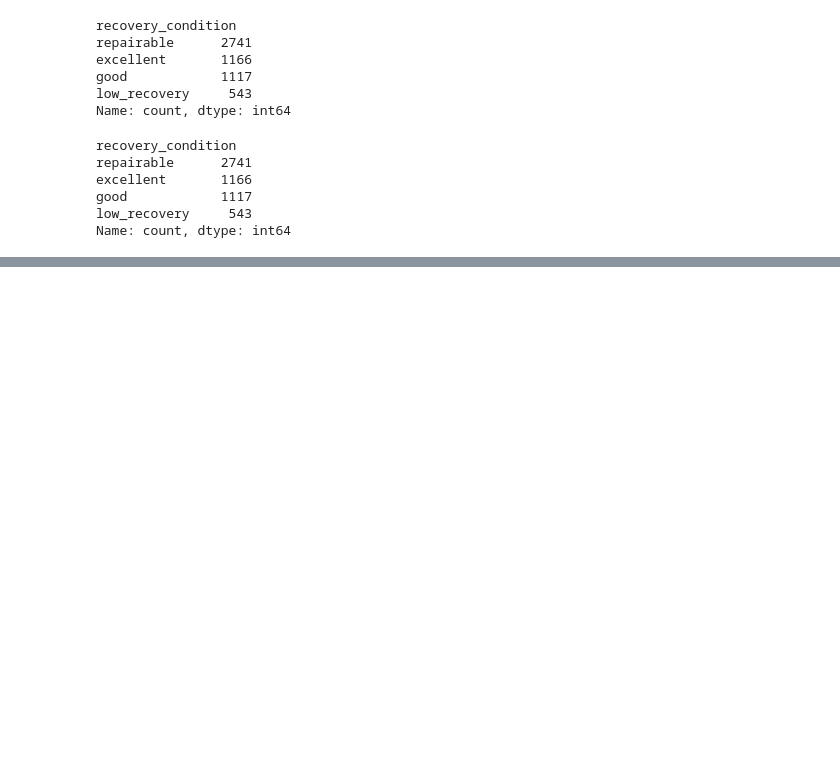
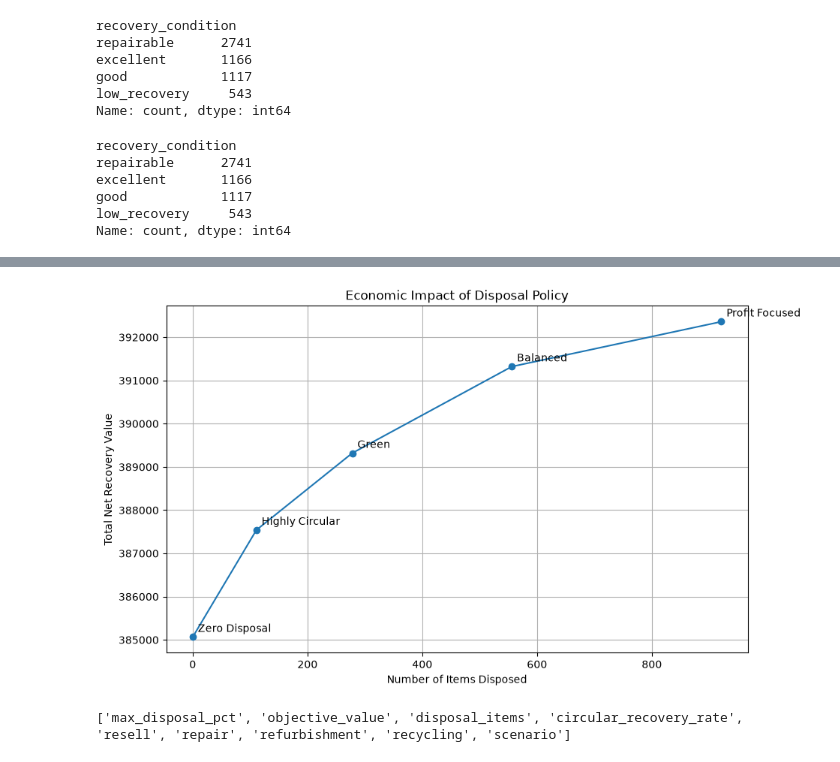
Before and after one commit to abhisarthak/AI-Driven-Circular-Supply-Chain-Optimization, a Jupyter notebook: notebooks/02_data_preprocessing.ipynb, the cells around one changed output, grey strips where cells are left out. Saved outputs shown, nothing was run; the diff lists cells and outputs as text; code cells hidden in the pictures; blank space fills up the shorter version.

```diff
--- a/notebooks/02_data_preprocessing.ipynb
+++ b/notebooks/02_data_preprocessing.ipynb
@@ -1184,0 +2213,37 @@ Name: count, dtype: int64
+# %%
+plt.figure(figsize=(10, 6))
+
+plt.plot(
+    scenario_df["disposal_items"],
+    scenario_df["objective_value"],
+    marker="o"
+)
+
+for _, row in scenario_df.iterrows():
+
+    plt.annotate(
+        row["scenario"].split(" (")[0],
+        (
+            row["disposal_items"],
+            row["objective_value"]
+        ),
+        xytext=(5, 5),
+        textcoords="offset points"
+    )
+
+plt.xlabel("Number of Items Disposed")
+plt.ylabel("Total Net Recovery Value")
+
+plt.title(
+    "Economic Impact of Disposal Policy"
+)
+
+plt.grid(True)
+
+plt.show()
+# %% [output]
+[figure, added]
+# %%
+print(scenario_df.columns.tolist())
+# %% [output]
+['max_disposal_pct', 'objective_value', 'disposal_items', 'circular_recovery_rate', 'resell', 'repair', 'refurbishment', 'recycling', 'scenario']
```
Also changed, not shown: parts of 62 cells of this notebook.
